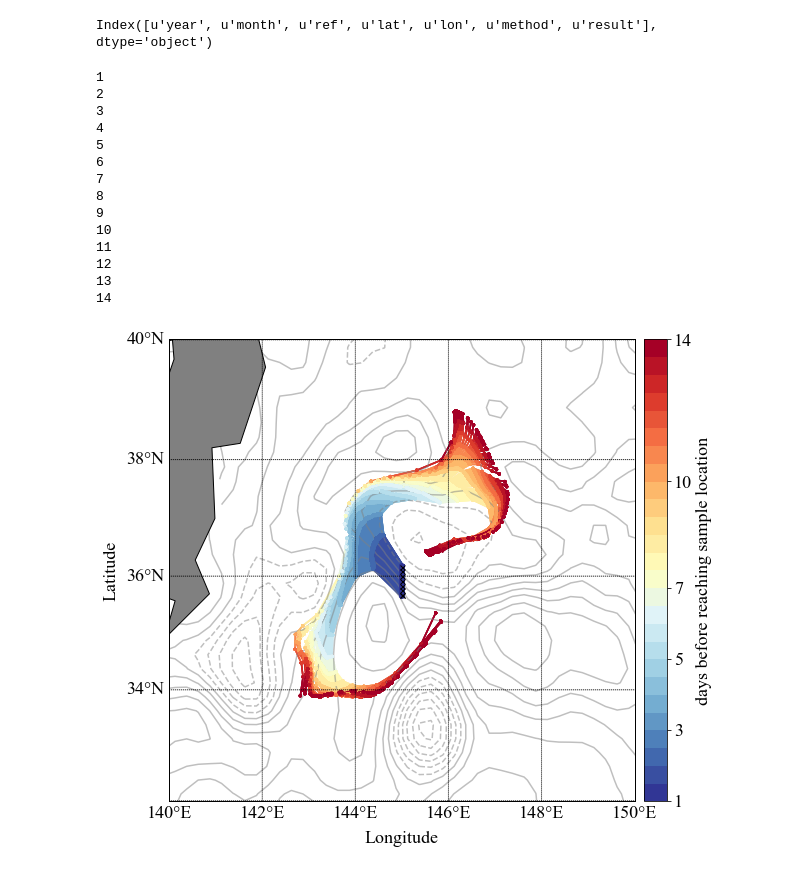
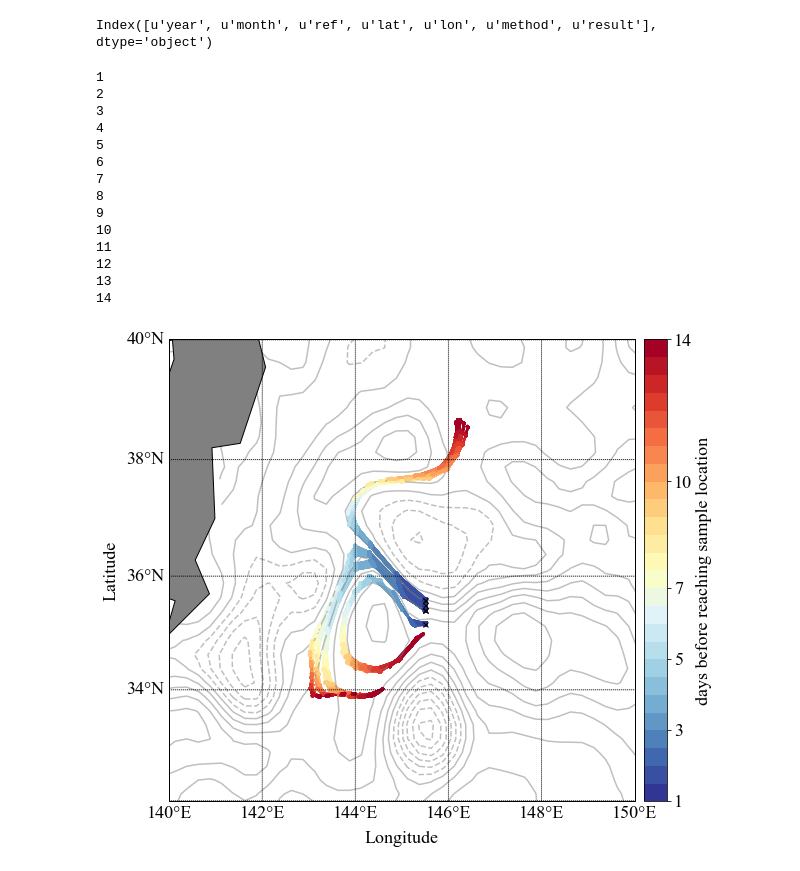
Before and after one commit to sophieclayton/kuroshio_chapter, a Jupyter notebook: kuro_trajectories.ipynb, the cells around one changed output. Saved outputs shown, nothing was run; the diff lists cells and outputs as text; code cells hidden in the pictures.

```diff
--- a/kuro_trajectories.ipynb
+++ b/kuro_trajectories.ipynb
@@ -115,7 +115,7 @@ maxday = 14
 palette = plt.get_cmap('RdYlBu_r', (maxday-1)*2)
 norm = colors.Normalize(vmin=1, vmax=maxday)
 
-da = 'Oct 21'
+da = 'Oct 22'
 
 if da == 'Oct 18':
     #Oct 18
@@ -178,31 +178,31 @@ for d in range(1,maxday + 1):
     print d
 
 m.drawparallels(np.arange(-50,80,2),labels=[1,0,0,0])
 m.drawmeridians(np.arange(-180,180,2),labels=[0,0,0,1])
 cbar = m.colorbar(cb, ticks = [1, 3, 5, 7, 10, 14])
 cbar.set_label('days before reaching sample location')
 
 plt.tick_params(axis='both', which='major')
 plt.tick_params(axis='both', which='minor')
 plt.xlabel('Longitude', labelpad = 30)
 plt.ylabel('Latitude', labelpad = 50)
 
 plt.show()
 
 fig0.savefig('../figures/traj_E.png', dpi = 300)
 # %% [output]
 1
 2
 3
 4
 5
 6
 7
 8
 9
 10
 11
 12
 13
 14
-[figure, old version]
+[figure, new version]
```
